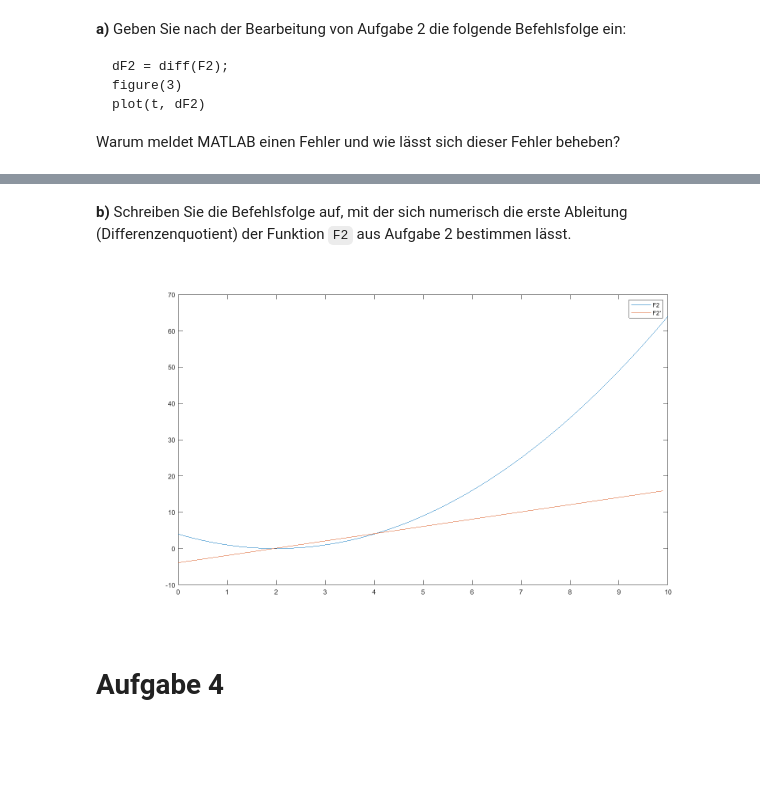
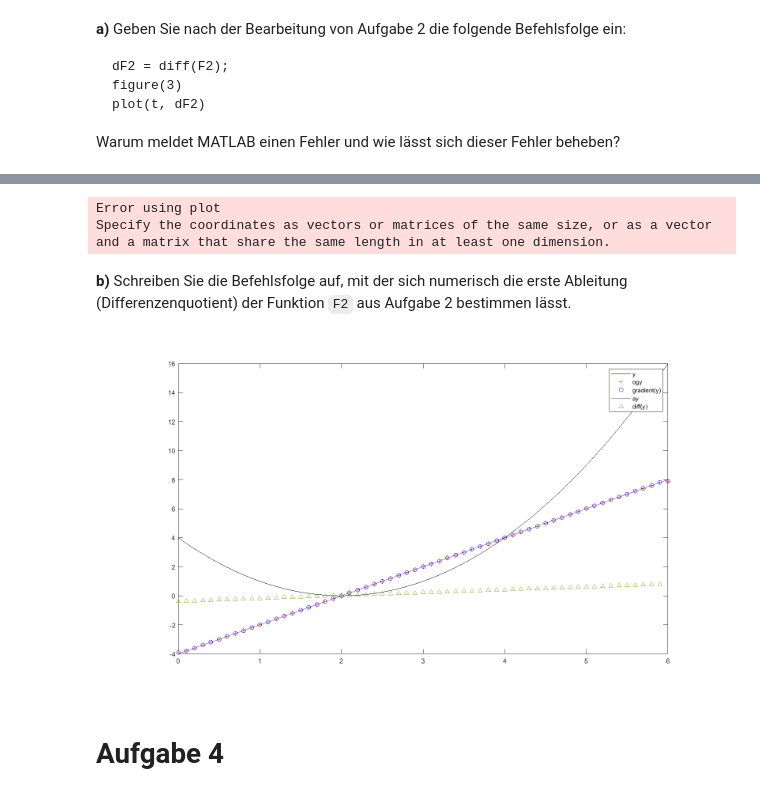
Before and after one commit to HateFindingNames/ModelierungUndSimulationPhysikalischerSysteme, a Jupyter notebook: U2/U2.ipynb, the cells around one changed output, grey strips where cells are left out. Drawn from its saved outputs; the diff is of its cells as text; code cells hidden in the pictures; blank space fills up the shorter version.

```diff
--- a/U2/U2.ipynb
+++ b/U2/U2.ipynb
@@ -103,23 +96,66 @@ Specify the coordinates as vectors or matrices of the same size, or as a vector
+# %%
+clear all;
+clf;
+% Arrays from A2
+t = (0: 0.5: 10);
+F2 = (t-2).^2;
+
+dF2 = diff(F2); % forward difference method only
+figure(3)
+plot(t, dF2)
+# %% [output]
+Error using plot
+Specify the coordinates as vectors or matrices of the same size, or as a vector and a matrix that share the same length in at least one dimension.
 # %% [markdown]
 **b)** Schreiben Sie die Befehlsfolge auf, mit der sich numerisch die erste Ableitung (Differenzenquotient) der Funktion ``F2`` aus Aufgabe 2 bestimmen lässt.
-# %%
-clear all;
-clf;
-
-t = linspace(0,10,101);
-F2 = (t-2).^2;
-plot(t, F2)
-hold on
-
-h = diff(t);
-t = t(1:end-1);
-dF2 = ((t+h-2).^2-(t-2).^2)./h; % forward difference method
-
-plot(t, dF2)
-legend('F2','F2''')
-set(gcf,'Position',[0 0 1280 720]);
-# %% [output]
-[figure, removed]
+# %%
+clear all;
+clf;
+
+%% ======== Base array creation ===================
+t_min = 0;
+t_max = 6;
+dt = 0.1;
+t = t_min:dt:t_max;
+y = (t-2).^2;
+
+%% ======== Own implementation of gradient() ======
+% gradient() uses forward differences method for the first element,
+% backward differences method for the last element and
+% midpoint differences for all other elements.
+ogy = zeros(1,length(y));
+
+ogy(1) = (y(2)-y(1))/(t(2)-t(1)); % Forward diffs
+ogy(end) = (y(end)-y(end-1))/(t(end)-t(end-1)); % Backward diffs
+
+% Midpoint diffs:
+% iterate over all elements of 'ogy' but the very first and the very last
+for i = 2:length(ogy)-1
+    ogy(i) = (y(i+1)-y(i-1))/(t(i+1)-t(i-1));
+end
+%% ======== Using gradient() ======================
+gy = gradient(y,t);
+
+%% ======== Using diff() ==========================
+diffy = diff(y);
+
+%% ======== Analytical ============================
+ay = 2*(t-2);
+
+%% ================================================
+plot(t,y,'black')
+hold on
+scatter(t,ogy,'+')
+hold on
+scatter(t,gy,'o','blue')
+hold on
+plot(t,ay)
+hold on
+scatter(t(1:end-1),diffy,'^')
+legend('y', 'ogy','gradient(y)','ay','diff(y)')
+set(gcf,'Position',[0 0 1280 720]);
+# %% [output]
+[figure, added]
 # %% [markdown]
 # Aufgabe 4
 # %% [markdown]
```
Also changed, not shown: parts of 2 cells of this notebook, 1 other file.
